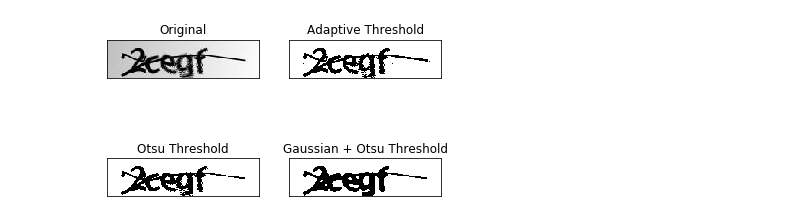
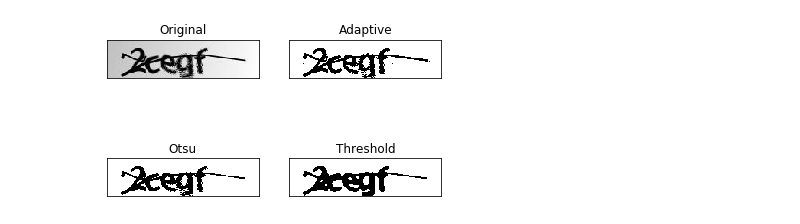
Before and after one commit to Fournierp/OCR, a Jupyter notebook: CAPTCHA/OpenCV Word Segmenting.ipynb, the cells around one changed output. Drawn from its saved outputs; the diff is of its cells as text; code cells hidden in the pictures.

```diff
--- a/CAPTCHA/OpenCV Word Segmenting.ipynb
+++ b/CAPTCHA/OpenCV Word Segmenting.ipynb
@@ -1,33 +32,24 @@
 # %%
-import cv2
-import numpy as np
-from matplotlib import pyplot as plt
-%matplotlib inline
-import imutils
-
-#Load image and convert to grey.
-img = cv2.imread('samples/2cegf.png', 0)
-
 # From RGB to BW
 # Adaptive thresholding
-# blur = cv2.blur(img,(5,5),0)
-th = cv2.adaptiveThreshold(
-    img, 255, cv2.ADAPTIVE_THRESH_MEAN_C, cv2.THRESH_BINARY, 17, 2)
+th = cv2.adaptiveThreshold(img, 255, cv2.ADAPTIVE_THRESH_MEAN_C, cv2.THRESH_BINARY, 17, 2)
 
 # Otsu thresholding
-ret2,th2 = cv2.threshold(img,0,255,cv2.THRESH_BINARY+cv2.THRESH_OTSU)
+ret2, th2 = cv2.threshold(img, 0, 255, cv2.THRESH_BINARY + cv2.THRESH_OTSU)
 
 # Otsu thresholding with Gaussian Blur
-blur = cv2.GaussianBlur(img,(5,5),0)
-ret3,th3 = cv2.threshold(blur,0,255,cv2.THRESH_BINARY+cv2.THRESH_OTSU)
+blur = cv2.GaussianBlur(img, (5, 5), 0)
+ret3, th3 = cv2.threshold(blur, 0, 255, cv2.THRESH_BINARY + cv2.THRESH_OTSU)
 
 #Plot
-titles = ['Original', 'Adaptive Threshold', 'Otsu Threshold', 'Gaussian + Otsu Threshold']
+titles = ['Original', 'Adaptive', 'Otsu', 'Gaussian + Otsu']
 images = [img, th, th2, th3]
 for i in range(4):
     plt.subplot(2, 2, i + 1), plt.imshow(images[i], 'gray')
     plt.title(titles[i])
     plt.xticks([]), plt.yticks([])
+
+plt.title('Threshold')
 plt.show()
 # %% [output]
-[figure, old version]
+[figure, new version]
```
Also changed, not shown: parts of 12 cells of this notebook, 1 other file.
